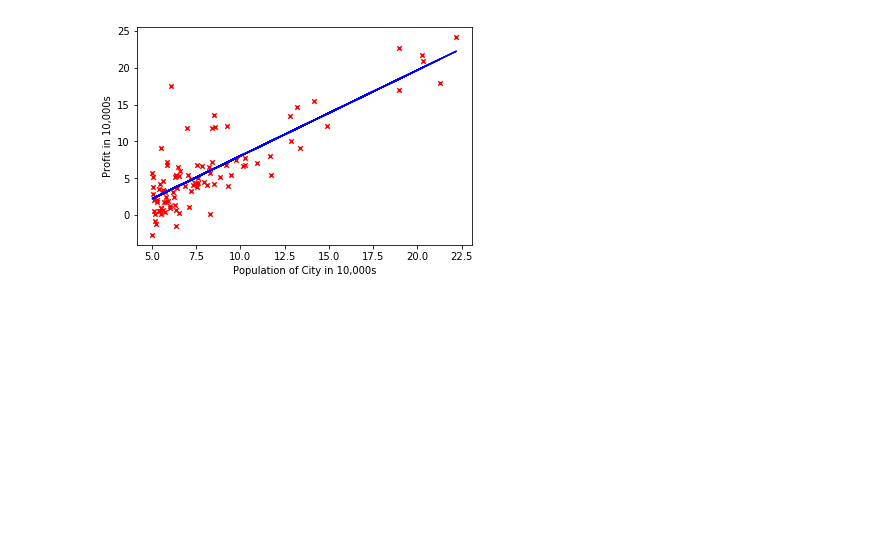
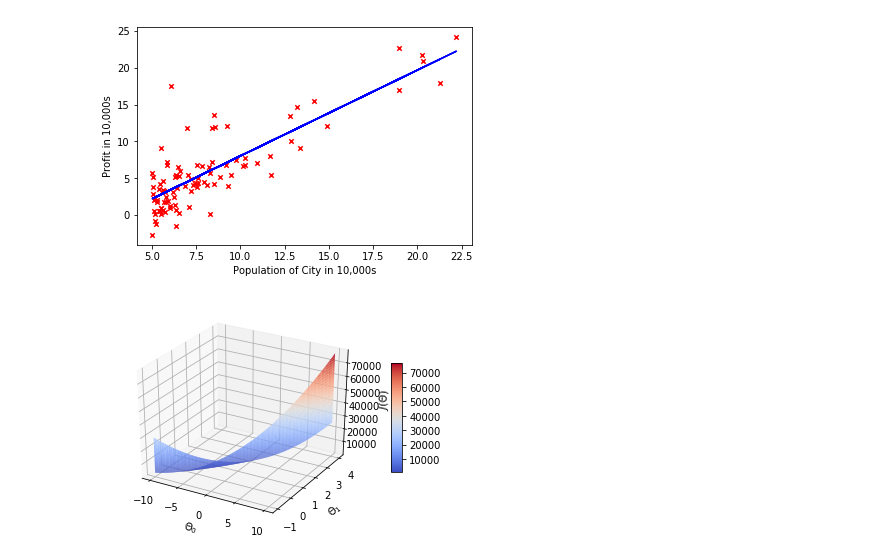
Before and after one commit to danielboloc/ML_PROJECTS, a Jupyter notebook: LinearRegression/AndrewNG/LinearRegression_ANg.ipynb, the cells around one changed output. Cells and saved outputs as stored; diff of their text form; code cells hidden in the pictures; blank space fills up the shorter version.

Commit message:
Added 3D plot for cost function J(theta)

```diff
--- a/LinearRegression/AndrewNG/LinearRegression_ANg.ipynb
+++ b/LinearRegression/AndrewNG/LinearRegression_ANg.ipynb
@@ -162,3 +164,27 @@ plt.plot(x, y, c="blue")
 plt.show()
 # %% [output]
 [figure]
+# %%
+# Generate Surface plot
+# Grid over which we will calculate J
+theta0_vals = np.linspace(-10, 10, 100)
+theta1_vals = np.linspace(-1, 4, 100)
+
+J_vals = np.zeros((len(theta0_vals), len(theta1_vals)))
+
+for i in range(len(theta0_vals)):
+    for j in range(len(theta1_vals)):
+        t = np.array([theta0_vals[i], theta1_vals[j]])
+        J_vals[i,j] = computeCost(X,y,t)
+#J_vals = J_vals.transpose()
+
+fig = plt.figure()
+ax = fig.gca(projection='3d')
+ax.set_xlabel("$\Theta_0$")
+ax.set_ylabel("$\Theta_1$")
+ax.set_zlabel("$J(\Theta)$")
+surf = ax.plot_surface(theta0_vals, theta1_vals, J_vals, cmap=cm.coolwarm, linewidth=0, antialiased=True)
+fig.colorbar(surf, shrink=0.5, aspect=10)
+plt.show()
+# %% [output]
+[figure, added]
```
Also changed, not shown: parts of 1 cell of this notebook.
